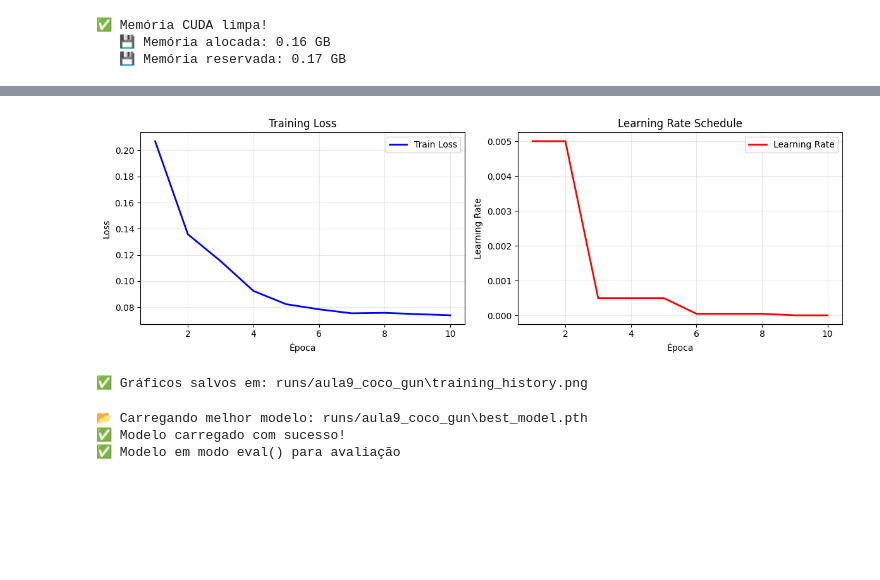
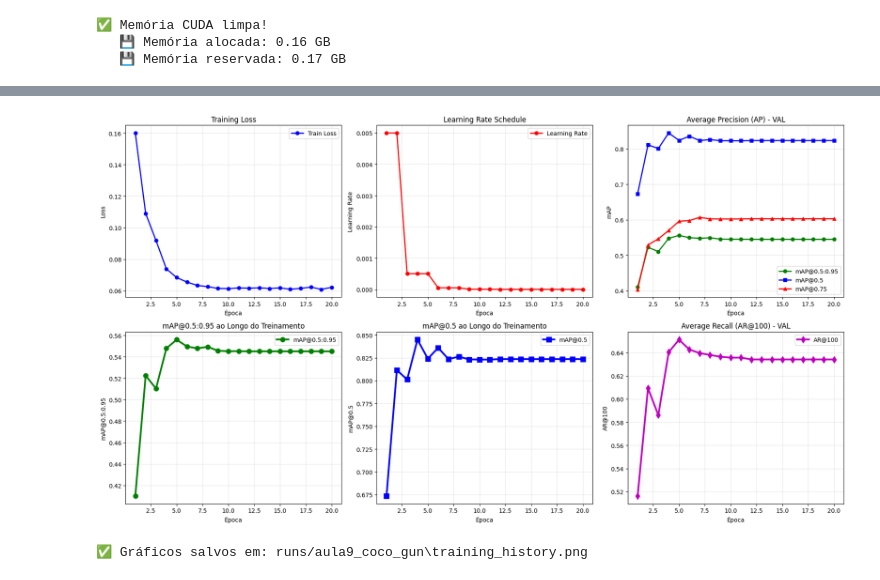
Before and after one commit to lucastoll/visao-computacional-armas, a Jupyter notebook: faster-rcnn-detec.ipynb, the cells around one changed output, grey strips where cells are left out. Saved outputs shown, nothing was run; the diff lists cells and outputs as text; code cells hidden in the pictures; blank space fills up the shorter version.

```diff
--- a/faster-rcnn-detec.ipynb
+++ b/faster-rcnn-detec.ipynb
@@ -234,7 +317,7 @@ train_transforms = A.Compose([
 ], bbox_params=A.BboxParams(format='pascal_voc', label_fields=['labels'], min_visibility=0.3))
 
 # Carregar dataset de treino com 750 imagens (5% dos dados)
-TRAIN_SUBSET_SIZE = 750
+TRAIN_SUBSET_SIZE = 1500
 print(f"\n{'='*60}")
 print(f"📊 CONFIGURAÇÃO DO TREINAMENTO")
 print(f"{'='*60}")
@@ -304,7 +387,7 @@ from torch.optim.lr_scheduler import StepLR
 LEARNING_RATE = 0.005
 MOMENTUM = 0.9
 WEIGHT_DECAY = 0.0005
-NUM_EPOCHS = 10
+NUM_EPOCHS = 20
 
 # Otimizador
 params = [p for p in model.parameters() if p.requires_grad]
@@ -587,60 +855,78 @@ print(f"{'='*60}")
 # %%
 # ================================================================
 # VISUALIZAR HISTÓRICO DE TREINAMENTO
 # ================================================================
 
 if os.path.exists(os.path.join(save_dir, "history.json")):
     with open(os.path.join(save_dir, "history.json"), 'r') as f:
         history = json.load(f)
 
-    plt.figure(figsize=(12, 4))
+        # Criar figura com múltiplos subplots
+    fig = plt.figure(figsize=(18, 10))
 
-    # Plot Loss
-    plt.subplot(1, 2, 1)
-    plt.plot(history["epoch"], history["train_loss"], 'b-', linewidth=2, label='Train Loss')
+    # Plot 1: Loss
+    plt.subplot(2, 3, 1)
+    plt.plot(history["epoch"], history["train_loss"], 'b-', linewidth=2, label='Train Loss', marker='o')
     plt.xlabel('Época')
     plt.ylabel('Loss')
     plt.title('Training Loss')
     plt.grid(True, alpha=0.3)
     plt.legend()
 
-    # Plot Learning Rate
-    plt.subplot(1, 2, 2)
-    plt.plot(history["epoch"], history["lr"], 'r-', linewidth=2, label='Learning Rate')
+    # Plot 2: Learning Rate
+    plt.subplot(2, 3, 2)
+    plt.plot(history["epoch"], history["lr"], 'r-', linewidth=2, label='Learning Rate', marker='o')
     plt.xlabel('Época')
     plt.ylabel('Learning Rate')
     plt.title('Learning Rate Schedule')
+    plt.grid(True, alpha=0.3)
+    plt.legend()
+
+    # Plot 3: mAP principais
+    plt.subplot(2, 3, 3)
+    plt.plot(history["epoch"], history["map50_95"], 'g-', linewidth=2, label='mAP@0.5:0.95', marker='o')
+    plt.plot(history["epoch"], history["map50"], 'b-', linewidth=2, label='mAP@0.5', marker='s')
+    plt.plot(history["epoch"], history["map75"], 'r-', linewidth=2, label='mAP@0.75', marker='^')
+    plt.xlabel('Época')
+    plt.ylabel('mAP')
+    plt.title('Average Precision (AP) - VAL')
+    plt.grid(True, alpha=0.3)
+    plt.legend()
+
+    # Plot 4: mAP@0.5:0.95 (principal)
+    plt.subplot(2, 3, 4)
+    plt.plot(history["epoch"], history["map50_95"], 'g-', linewidth=3, label='mAP@0.5:0.95', marker='o', markersize=8)
+    plt.xlabel('Época')
+    plt.ylabel('mAP@0.5:0.95')
+    plt.title('mAP@0.5:0.95 ao Longo do Treinamento')
+    plt.grid(True, alpha=0.3)
+    plt.legend()
+
+    # Plot 5: mAP@0.5
+    plt.subplot(2, 3, 5)
+    plt.plot(history["epoch"], history["map50"], 'b-', linewidth=3, label='mAP@0.5', marker='s', markersize=8)
+    plt.xlabel('Época')
+    plt.ylabel('mAP@0.5')
+    plt.title('mAP@0.5 ao Longo do Treinamento')
+    plt.grid(True, alpha=0.3)
+    plt.legend()
+
+    # Plot 6: AR@100
+    plt.subplot(2, 3, 6)
+    plt.plot(history["epoch"], history["ar_all_100"], 'm-', linewidth=3, label='AR@100', marker='d', markersize=8)
+    plt.xlabel('Época')
+    plt.ylabel('AR@100')
+    plt.title('Average Recall (AR@100) - VAL')
     plt.grid(True, alpha=0.3)
     plt.legend()
 
     plt.tight_layout()
     plt.savefig(os.path.join(save_dir, "training_history.png"), dpi=150, bbox_inches='tight')
     plt.show()
 
     print(f"✅ Gráficos salvos em: {os.path.join(save_dir, 'training_history.png')}")
 else:
     print("⚠️  Histórico não encontrado. Execute o treinamento primeiro.")
 # %% [output]
-[figure, old version]
+[figure, new version]
 ✅ Gráficos salvos em: runs/aula9_coco_gun\training_history.png
-# %%
-# ================================================================
-# CARREGAR MELHOR MODELO PARA AVALIAÇÃO
-# ================================================================
-
-# Carregar o melhor modelo salvo
-model_path = os.path.join(save_dir, "best_model.pth")
-if os.path.exists(model_path):
-    print(f"📂 Carregando melhor modelo: {model_path}")
-    model.load_state_dict(torch.load(model_path, map_location=device, weights_only=False))
-    print("✅ Modelo carregado com sucesso!")
-else:
-    print(f"⚠️  Modelo não encontrado em {model_path}")
-    print("   Usando modelo atual (última época)")
-
-model.eval()
-print(f"✅ Modelo em modo eval() para avaliação")
-# %% [output]
-📂 Carregando melhor modelo: runs/aula9_coco_gun\best_model.pth
-✅ Modelo carregado com sucesso!
-✅ Modelo em modo eval() para avaliação
```
Also changed, not shown: parts of 11 cells of this notebook.
